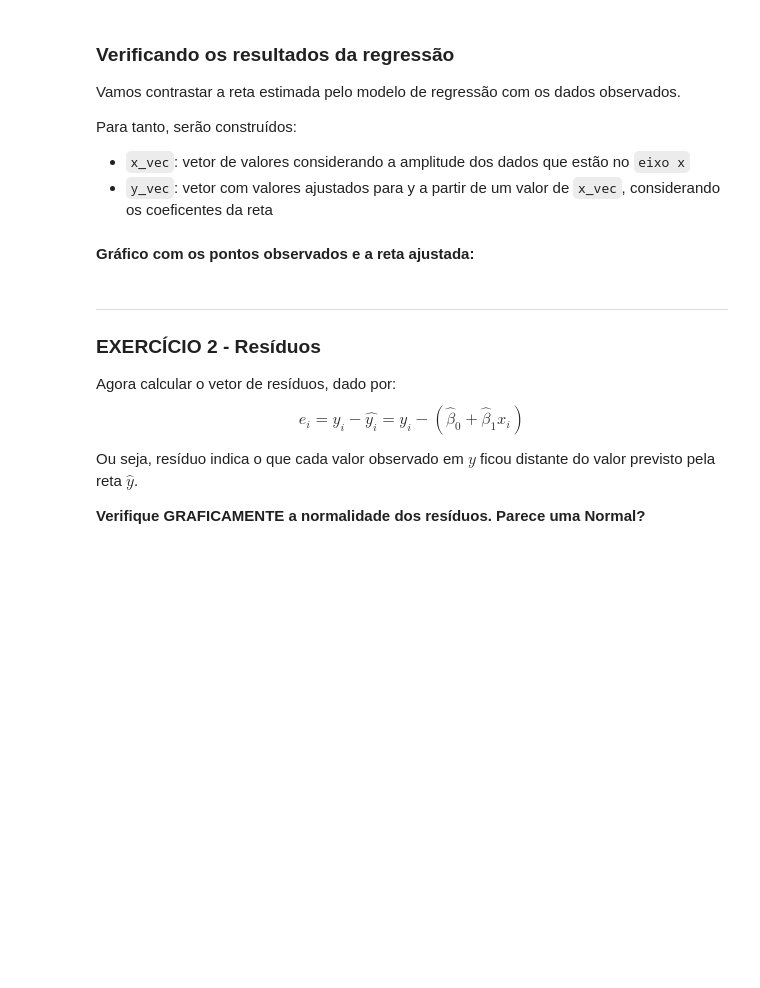
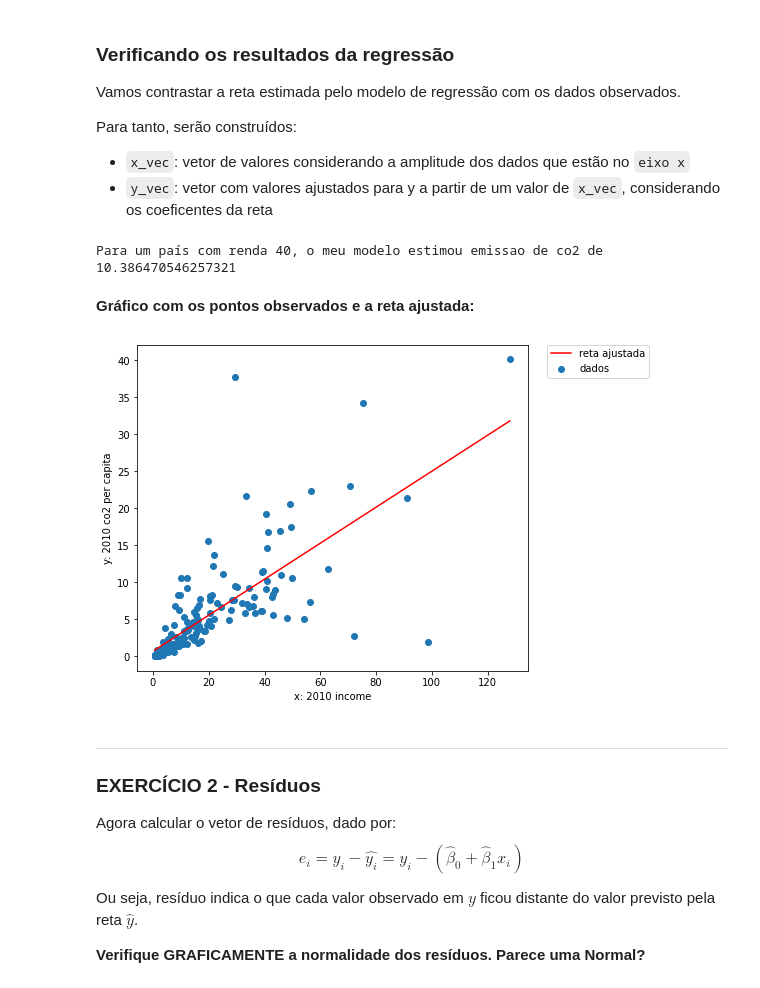
Before and after one commit to CarolMagario/CD22-2, a Jupyter notebook: aula26/Aula26_Atividade_RegressaoSimples.ipynb, the cells around one changed output. Drawn from its saved outputs; the diff is of its cells as text; code cells hidden in the pictures; blank space fills up the shorter version.

```diff
--- a/aula26/Aula26_Atividade_RegressaoSimples.ipynb
+++ b/aula26/Aula26_Atividade_RegressaoSimples.ipynb
@@ -195,0 +194,17 @@ Calcule os valores de $\bar{x}$ e $\bar{y}$. Calcule também $S_{XX}$ e $S_{XY}$
+# %%
+# ESCREVA SEU CÓDIGO AQUI
+dados_x = df['2010_income']
+dados_y = df['2010_co2']
+n = df.shape[0] # numero de linhas, se quiser o número de colunas é só colocar df.shape[1]
+
+x_barra = np.mean(dados_x)
+y_barra = np.mean(dados_y)
+
+Sxy_cov = np.sum((dados_x - x_barra)*(dados_y - y_barra))
+Sxx_var = np.sum((dados_x - x_barra)**2)
+
+b1 = Sxy_cov/Sxx_var
+b0 = y_barra - b1*x_barra
+
+print(f'Beta1 é {b1}')
+print(f'Beta0 é {b0}')
@@ -203,19 +221,30 @@ Vamos contrastar a reta estimada pelo modelo de regressão com os dados observad
 Para tanto, serão construídos:
  * `x_vec`: vetor de valores considerando a amplitude dos dados que estão no `eixo x`
  * `y_vec`: vetor com valores ajustados para y a partir de um valor de `x_vec`, considerando os coeficentes da reta
+# %%
+# Exemplo de regressão linear simples
+x_pais = 40
+y_pais = b0 + b1*x_pais
+print(f'Para um país com renda {x_pais}, o meu modelo estimou emissao de co2 de {y_pais}')
+# %% [output]
+Para um país com renda 40, o meu modelo estimou emissao de co2 de 10.386470546257321
 # %%
 # Escreva seu codigo aqui
+x_vec = np.linspace(dados_x.min(), dados_x.max(), 50)
+y_vec = b0 + b1*x_vec
 # %% [markdown]
 **Gráfico com os pontos observados e a reta ajustada:**
 # %%
 # É necessário ter os objetos x_vec e y_vec calculados:
 plt.figure(figsize=(7,6))
 plt.plot(x_vec,y_vec, color="r") # resultados da regressão
-plt.scatter(x_dados, y_dados); # dados
+plt.scatter(dados_x, dados_y); # dados
 plt.xlabel("x: 2010 income")
 plt.ylabel("y: 2010 co2 per capita")
 plt.legend(('reta ajustada','dados'), bbox_to_anchor=(1.05, 1), borderaxespad=0.)
 plt.show()
+# %% [output]
+[figure, added]
 # %% [markdown]
 ___
 
```
Also changed, not shown: parts of 23 cells of this notebook, 32 other files.
